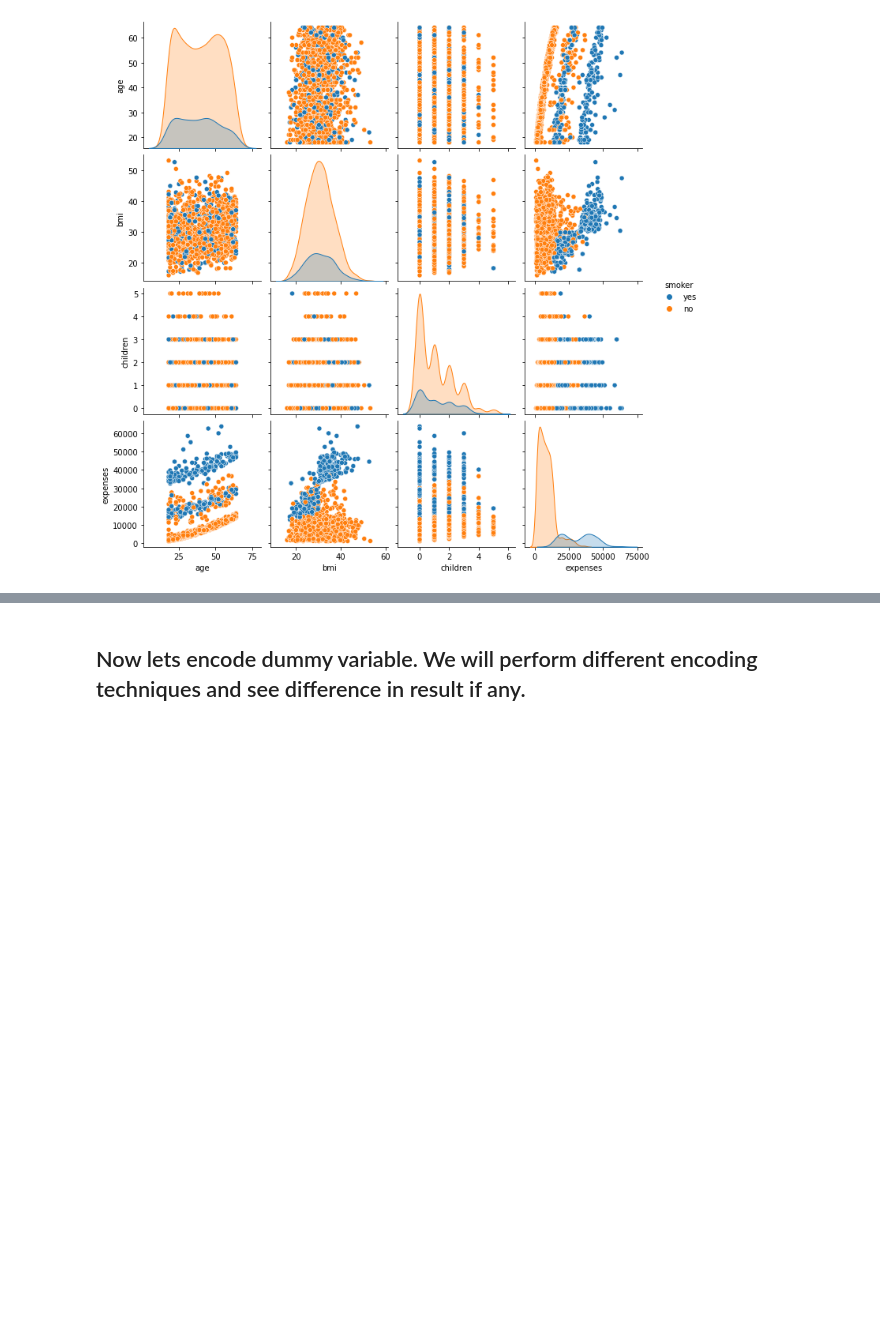
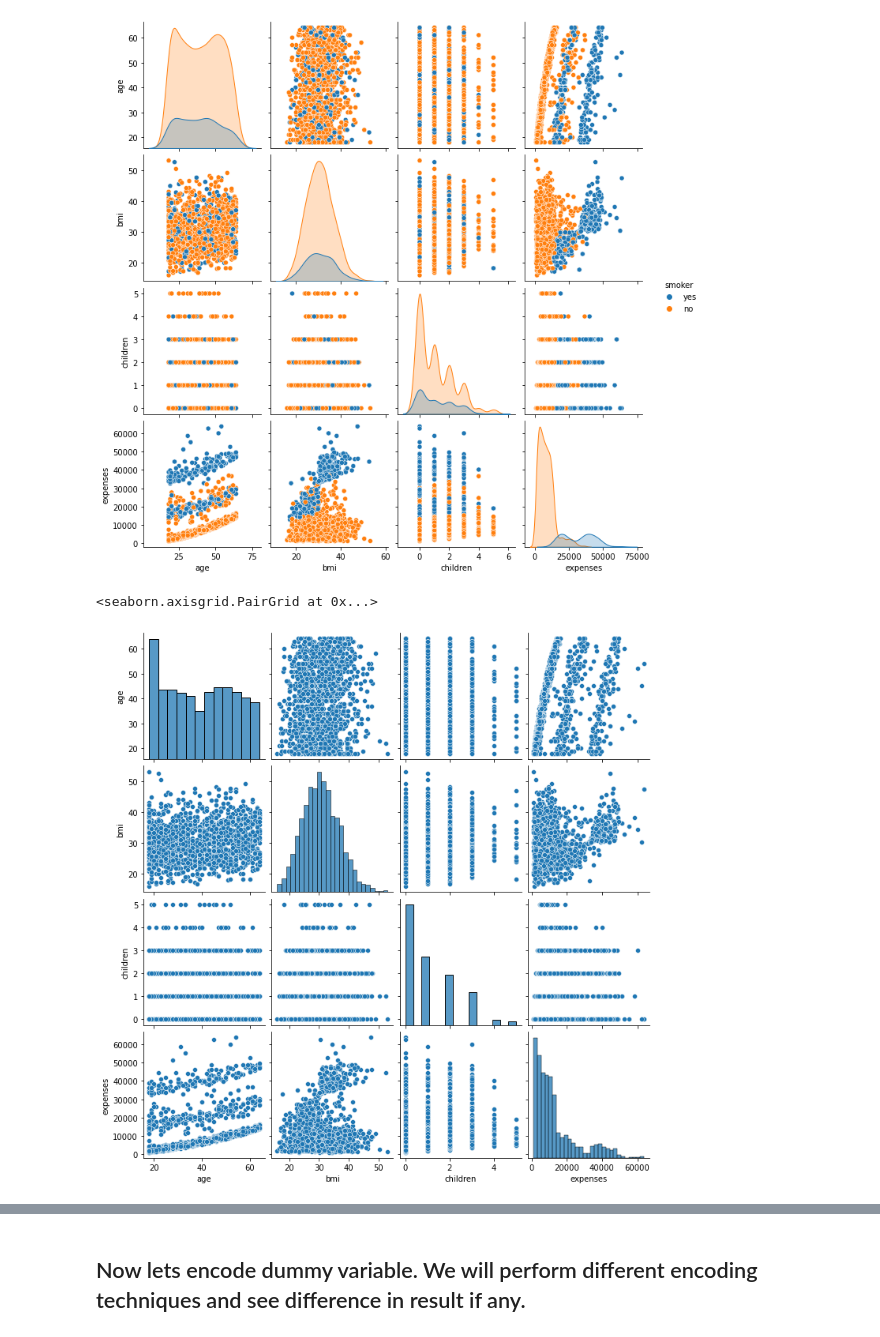
Before and after one commit to satyam-agarwal/Insurance-Premium-Prediction, a Jupyter notebook: Code/Main.ipynb, the cells around one changed output, grey strips where cells are left out. Drawn from its saved outputs; the diff is of its cells as text; code cells hidden in the pictures; blank space fills up the shorter version.

```diff
--- a/Code/Main.ipynb
+++ b/Code/Main.ipynb
@@ -174,3 +174,8 @@ sb.pairplot(dataset, hue="smoker")
 # %% [output]
 <seaborn.axisgrid.PairGrid at 0x...>
 [figure]
+# %%
+sb.pairplot(dataset)
+# %% [output]
+<seaborn.axisgrid.PairGrid at 0x...>
+[figure, added]
```
Also changed, not shown: parts of 31 cells of this notebook, 1 other file.
